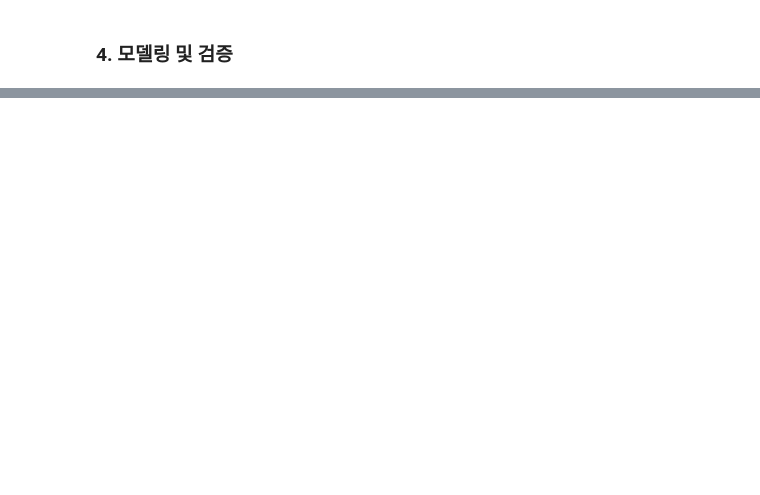
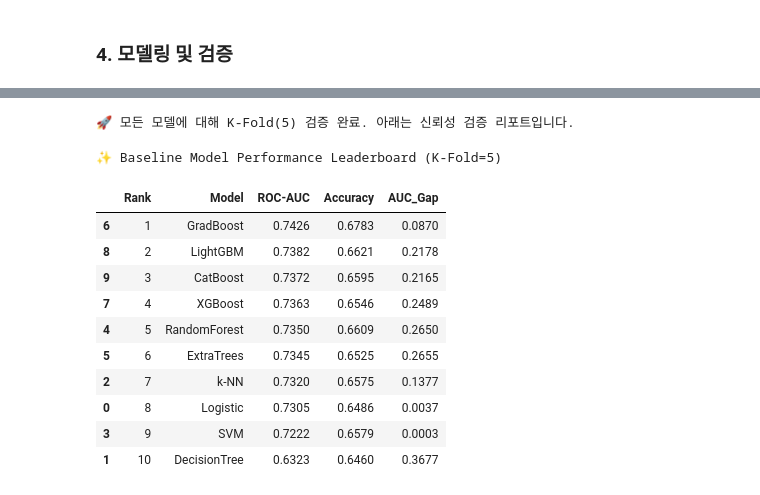
Before and after one commit to lamph0880/E-commerce, a Jupyter notebook: KHM/MiniProject_HM.ipynb, the cells around one changed output, grey strips where cells are left out. Saved outputs shown, nothing was run; the diff lists cells and outputs as text; code cells hidden in the pictures; blank space fills up the shorter version.

Commit message:
KHM miniproject_v2_modeling update

```diff
--- a/KHM/MiniProject_HM.ipynb
+++ b/KHM/MiniProject_HM.ipynb
@@ -468,6 +471,7 @@ def prep(df):
     temp['Is_High_Discount'] = (temp['Discount_offered'] > 10.5).astype(int)
     temp['Is_Danger_Weight'] = temp['Weight_in_gms'].between(2000, 4000).astype(int)
     temp['Value_Density'] = temp['Cost_of_the_Product'] / temp['Weight_in_gms']
+
 
     # 2. 수치화 및 순서형 인코딩
     temp['Prior_purchases'] = temp['Prior_purchases'].apply(lambda x: 6 if x >= 6 else x)
@@ -479,8 +483,10 @@ def prep(df):
     # Warehouse_block, Mode_of_Shipment만 독립적으로 분리
     temp = pd.get_dummies(temp, columns=['Warehouse_block', 'Mode_of_Shipment'])
 
-    # 4. 불필요한 힌트 제거 (ID, Gender 등 제거)
-    drop_cols = ['ID', 'Gender']
+    # 4. 불필요한 컬럼 제거
+    # Weight_Group은 차트용 글자이므로 모델 학습 데이터(X_train)에서는 뺍니다.
+    # 이미 'Is_Danger_Weight'로 2~4kg 여부를 숫자로 만들었으니까요!
+    drop_cols = ['ID', 'Gender', 'Weight_Group']
     temp = temp.drop(columns=[c for c in drop_cols if c in temp.columns])
 
     return temp
@@ -522,0 +639,43 @@ print(f"검증용(test_df 기반): {X_test.shape}")
+# %%
+# 1. 결과 데이터프레임 생성 및 순위 부여
+report_df = pd.DataFrame(baseline_results).sort_values(by='ROC-AUC', ascending=False)
+report_df.insert(0, 'Rank', range(1, len(report_df) + 1))
+
+# 2. 스타일링 함수 수정
+def final_report_style(styler):
+    styler.set_caption("✨ Baseline Model Performance Leaderboard (K-Fold=5)")
+
+    # ROC-AUC: 그라데이션 적용
+    styler.background_gradient(subset=['ROC-AUC'], cmap='YlGnBu')
+
+    # Accuracy: 최고점 하이라이트
+    styler.highlight_max(subset=['Accuracy'], color='#FFF9C4')
+
+    # AUC_Gap: 리스크 하이라이트 (applymap 대신 map 사용)
+    def highlight_gap(val):
+        # 핑크(위험) vs 블루(안전)
+        color = '#FFD1DC' if val > 0.1 else '#E1F5FE'
+        return f'background-color: {color}'
+
+    # 주의: 컬럼명이 'AUC_Gap'인지 'Gap'인지 확인 필요 (위에서 AUC_Gap으로 저장함)
+    styler.map(highlight_gap, subset=['AUC_Gap'])
+
+    styler.format(precision=4)
+    return styler
+
+print("🚀 모든 모델에 대해 K-Fold(5) 검증 완료. 아래는 신뢰성 검증 리포트입니다.")
+report_df.style.pipe(final_report_style)
+# %% [output]
+🚀 모든 모델에 대해 K-Fold(5) 검증 완료. 아래는 신뢰성 검증 리포트입니다.
+✨ Baseline Model Performance Leaderboard (K-Fold=5)
+|  | Rank | Model | ROC-AUC | Accuracy | AUC_Gap |
+| 6 | 1 | GradBoost | 0.7426 | 0.6783 | 0.0870 |
+| 8 | 2 | LightGBM | 0.7382 | 0.6621 | 0.2178 |
+| 9 | 3 | CatBoost | 0.7372 | 0.6595 | 0.2165 |
+| 7 | 4 | XGBoost | 0.7363 | 0.6546 | 0.2489 |
+| 4 | 5 | RandomForest | 0.7350 | 0.6609 | 0.2650 |
+| 5 | 6 | ExtraTrees | 0.7345 | 0.6525 | 0.2655 |
+| 2 | 7 | k-NN | 0.7320 | 0.6575 | 0.1377 |
+| 0 | 8 | Logistic | 0.7305 | 0.6486 | 0.0037 |
+| 3 | 9 | SVM | 0.7222 | 0.6579 | 0.0003 |
+| 1 | 10 | DecisionTree | 0.6323 | 0.6460 | 0.3677 |
```
Also changed, not shown: parts of 12 cells of this notebook, 6 other files.
